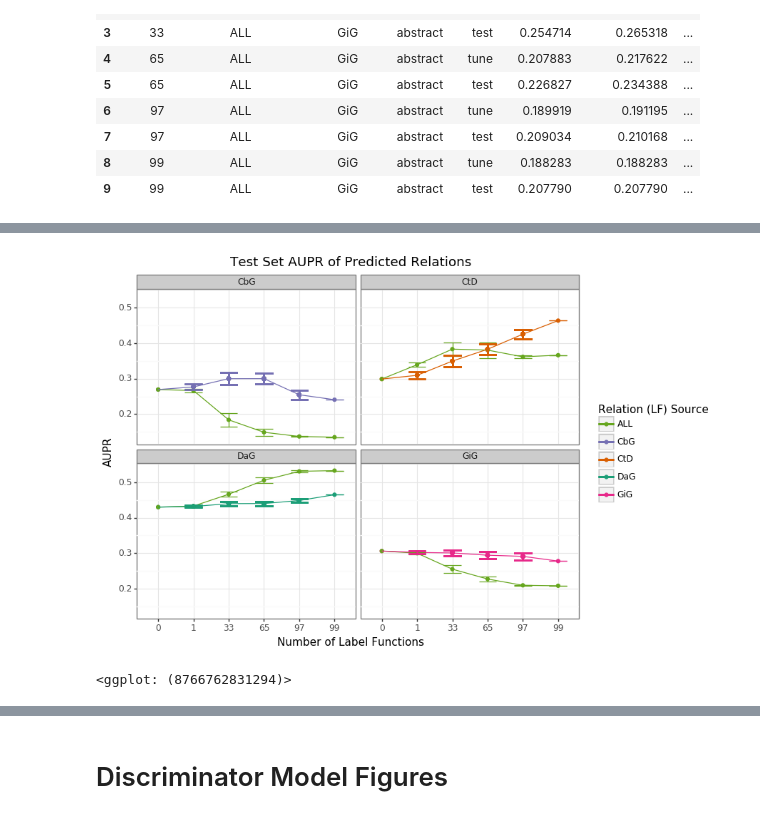
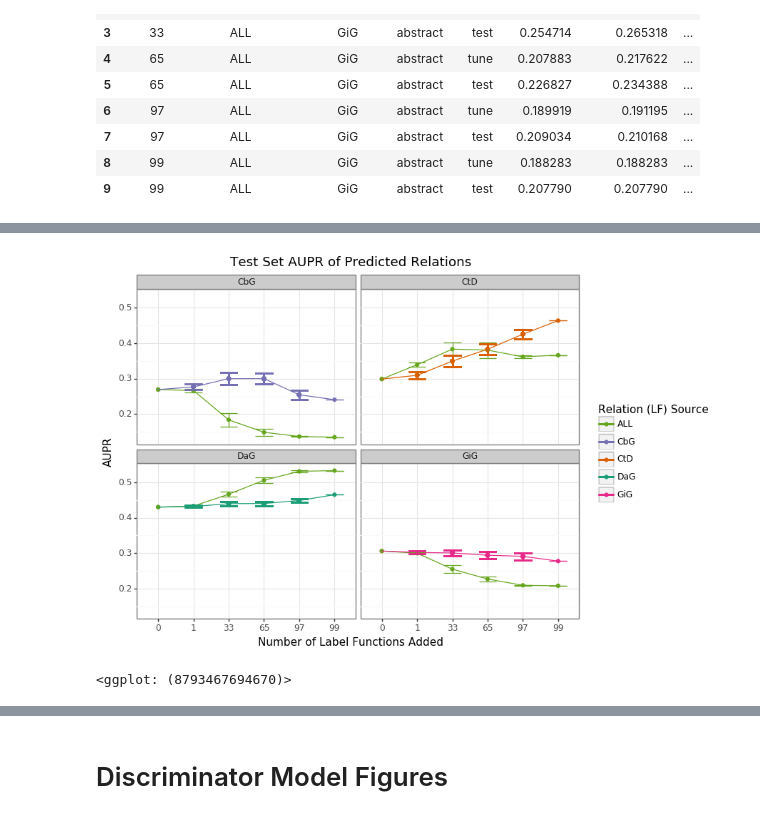
Before and after one commit to greenelab/snorkeling-full-text, a Jupyter notebook: figure_generation/01_figure_generation.ipynb, the cells around one changed output, grey strips where cells are left out. Saved outputs shown, nothing was run; the diff lists cells and outputs as text; code cells hidden in the pictures.

```diff
--- a/figure_generation/01_figure_generation.ipynb
+++ b/figure_generation/01_figure_generation.ipynb
@@ -201,34 +243,35 @@ gen_model_performance_all_df >> ply.slice_rows(10)
 # %%
 g = (
     p9.ggplot(
         gen_model_performance_all_df
         >> ply.query("label_source==prediction_label|label_source=='ALL'")
         >> ply.query("model=='test'")
     )
     + p9.aes(
         x="lf_num",
         y="aupr_mean",
         ymin="aupr_lower_ci",
         ymax="aupr_upper_ci",
         group="label_source",
         color="label_source",
     )
     + p9.geom_point()
     + p9.geom_line()
     + p9.geom_errorbar()
     + p9.facet_wrap("~ prediction_label")
     + p9.theme_bw()
     + p9.theme(figure_size=(8, 6))
     + p9.scale_color_manual(values=color_map)
     + p9.labs(
-        title="Test Set AUPR of Predicted Relations", color="Relation (LF) Source"
+        title="Test Set AUPR of Predicted Relations",
+        color="Relation (LF) Source",
+        x="Number of Label Functions Added",
+        y="AUPR",
     )
-    + p9.xlab("Number of Label Functions")
-    + p9.ylab("AUPR")
 )
-g.save("output/figure_four.svg")
-g.save("output/figure_four.png", dpi=300)
+g.save("output/figure_five.svg")
+g.save("output/figure_five.png", dpi=300)
 print(g)
 # %% [output]
-[figure, old version]
+[figure, new version]
-<ggplot: (8766762831294)>
+<ggplot: (8793467694670)>
```
Also changed, not shown: parts of 8 cells of this notebook, 15 other files.
